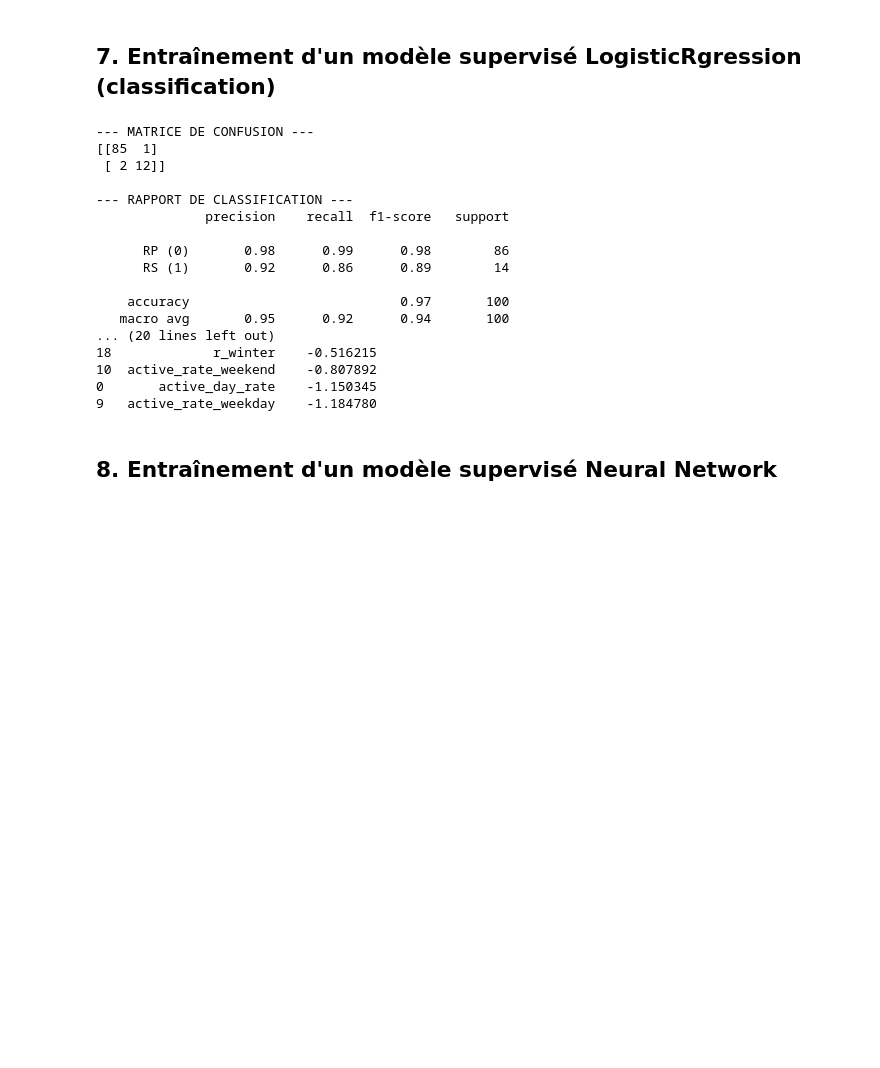
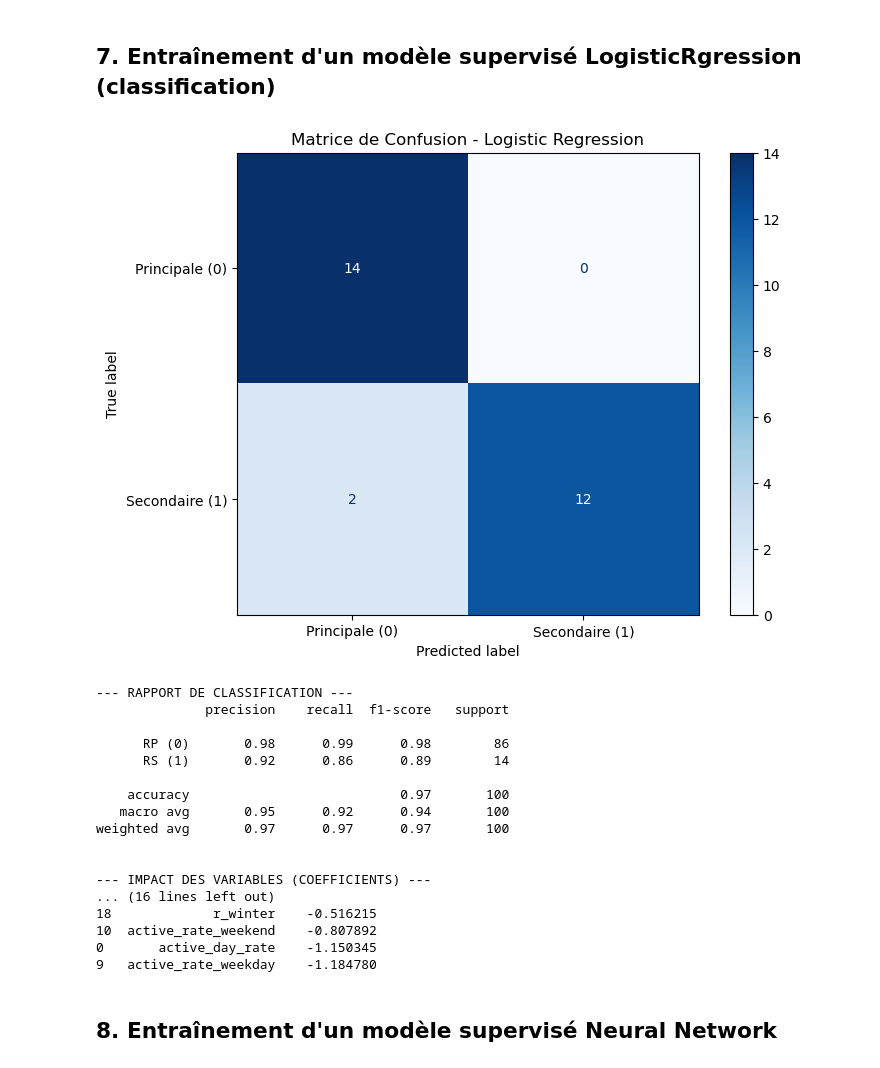
Before and after one commit to leonore-belle/projet-datascience-enedis, a Jupyter notebook: correction_td1.ipynb, the cells around one changed output. Saved outputs shown, nothing was run; the diff lists cells and outputs as text; code cells hidden in the pictures; blank space fills up the shorter version.

```diff
--- a/correction_td1.ipynb
+++ b/correction_td1.ipynb
@@ -870,46 +870,68 @@ from sklearn.model_selection import train_test_split
 from sklearn.linear_model import LogisticRegression
 from sklearn.preprocessing import StandardScaler # Étape cruciale pour la LogReg
 from sklearn.metrics import classification_report, confusion_matrix
+import matplotlib.pyplot as plt
+from sklearn.metrics import confusion_matrix, ConfusionMatrixDisplay
 
 # 1. Préparation des données
 X = features_pdl[feature_cols].replace([np.inf, -np.inf], np.nan).fillna(0.0)
 y = output_df['label']
 
 # 2. Découper les données (Train / Test)
 X_train, X_test, y_train, y_test = train_test_split(X, y, test_size=0.2, random_state=42, stratify=y)
 
 # --- NOUVELLE ÉTAPE : Normalisation ---
 # La régression logistique calcule des coefficients ; si une variable est en milliers
 # et l'autre en unités, le modèle sera biaisé sans cette étape.
 scaler = StandardScaler()
 X_train_scaled = scaler.fit_transform(X_train)
 X_test_scaled = scaler.transform(X_test)
 
 # 3. Création et entraînement (Régression Logistique)
 # On augmente max_iter pour être sûr que l'algorithme converge
 modele_lr = LogisticRegression(max_iter=1000, random_state=42)
 modele_lr.fit(X_train_scaled, y_train)
 
 # 4. Prédiction
 y_pred = modele_lr.predict(X_test_scaled)
 
-# 5. Évaluation
-print("\n--- MATRICE DE CONFUSION ---")
-print(confusion_matrix(y_test, y_pred))
+import matplotlib.pyplot as plt
+from sklearn.metrics import confusion_matrix, ConfusionMatrixDisplay
 
+# 1. On crée d'abord le set de test équilibré (si ce n'est pas déjà fait)
+test_df = pd.concat([X_test, y_test], axis=1)
+rs_test = test_df[test_df['label'] == 1]
+rp_test = test_df[test_df['label'] == 0]
+rp_test_equilibre = rp_test.sample(n=len(rs_test), random_state=42)
+test_df_equilibre = pd.concat([rs_test, rp_test_equilibre])
+
+X_test_bal = test_df_equilibre.drop('label', axis=1)
+y_test_bal = test_df_equilibre['label']
+
+# 2. On normalise ce set spécifique (très important pour la LogReg)
+X_test_bal_scaled = scaler.transform(X_test_bal)
+
+# 3. On prédit sur ce set équilibré
+y_pred_bal = modele_lr.predict(X_test_bal_scaled)
+
+# 4. Affichage de la matrice
+cm = confusion_matrix(y_test_bal, y_pred_bal)
+fig, ax = plt.subplots(figsize=(8, 6))
+disp = ConfusionMatrixDisplay(confusion_matrix=cm, display_labels=["Principale (0)", "Secondaire (1)"])
+
+disp.plot(cmap=plt.cm.Blues, ax=ax, values_format='d')
+ax.set_title('Matrice de Confusion - Logistic Regression')
+plt.show()
 print("\n--- RAPPORT DE CLASSIFICATION ---")
 print(classification_report(y_test, y_pred, target_names=["RP (0)", "RS (1)"]))
 
 # --- BONUS : Interprétation des coefficients ---
 import pandas as pd
 coeffs = pd.DataFrame({"Feature": feature_cols, "Coefficient": modele_lr.coef_[0]})
 print("\n--- IMPACT DES VARIABLES (COEFFICIENTS) ---")
 print(coeffs.sort_values(by="Coefficient", ascending=False))
 # %% [output]
+[figure, added]
---- MATRICE DE CONFUSION ---
-[[85  1]
- [ 2 12]]
-
 --- RAPPORT DE CLASSIFICATION ---
               precision    recall  f1-score   support
 
@@ -918,7 +940,11 @@ print(coeffs.sort_values(by="Coefficient", ascending=False))
 
     accuracy                           0.97       100
    macro avg       0.95      0.92      0.94       100
-... (20 lines left out)
+weighted avg       0.97      0.97      0.97       100
+
+
+--- IMPACT DES VARIABLES (COEFFICIENTS) ---
+... (16 lines left out)
 18             r_winter    -0.516215
 10  active_rate_weekend    -0.807892
 0       active_day_rate    -1.150345
```
Also changed, not shown: parts of 7 cells of this notebook.
